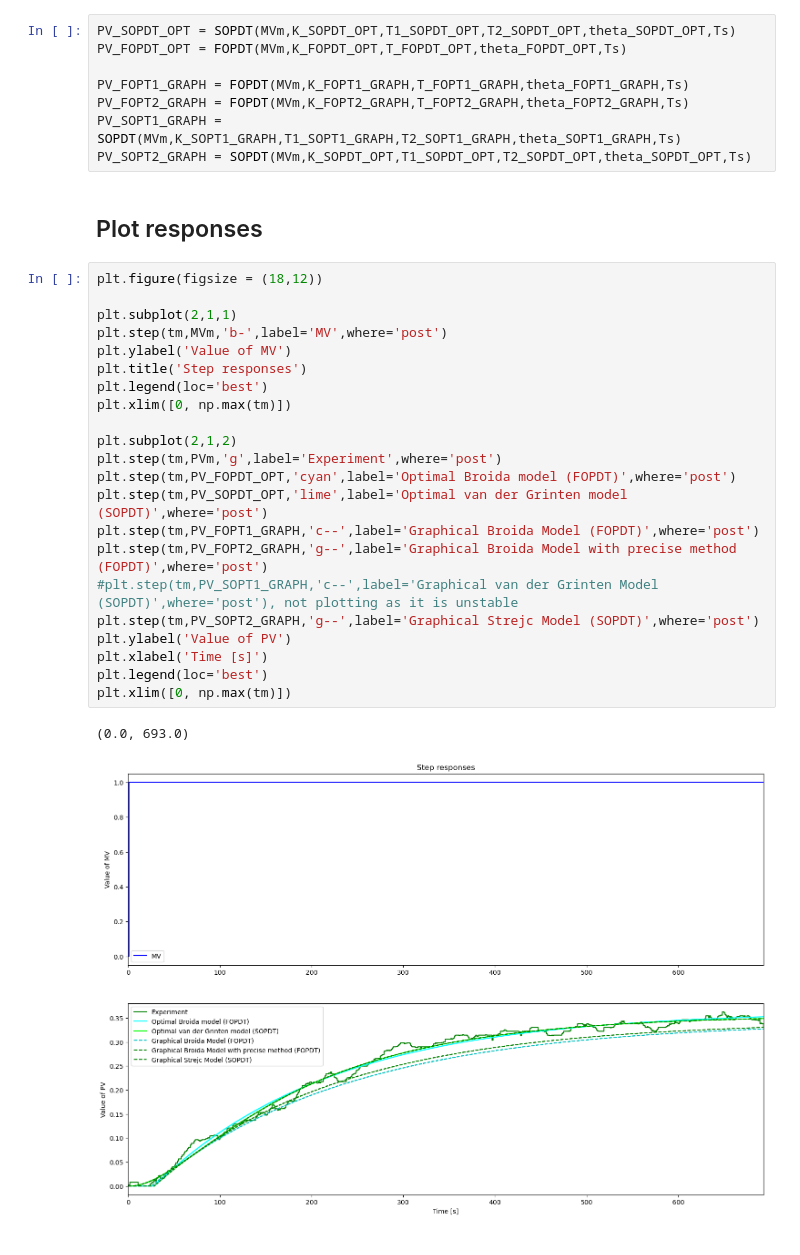
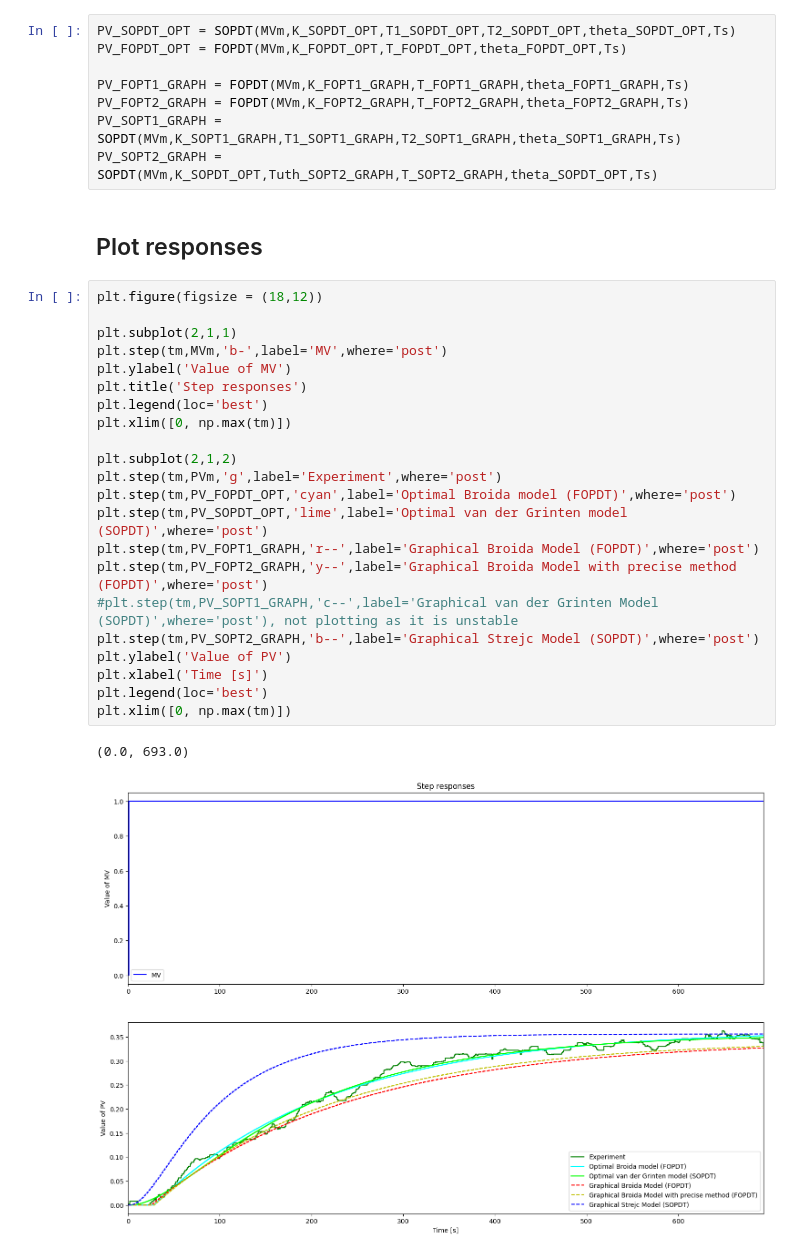
Before and after one commit to hctel/TCLab_software_V4, a Jupyter notebook: Simulation_OLP.ipynb, the cells around one changed output. Cells and saved outputs as stored; diff of their text form.

```diff
--- a/Simulation_OLP.ipynb
+++ b/Simulation_OLP.ipynb
@@ -123,31 +101,31 @@ PV_FOPDT_OPT = FOPDT(MVm,K_FOPDT_OPT,T_FOPDT_OPT,theta_FOPDT_OPT,Ts)
 PV_FOPT1_GRAPH = FOPDT(MVm,K_FOPT1_GRAPH,T_FOPT1_GRAPH,theta_FOPT1_GRAPH,Ts)
 PV_FOPT2_GRAPH = FOPDT(MVm,K_FOPT2_GRAPH,T_FOPT2_GRAPH,theta_FOPT2_GRAPH,Ts)
 PV_SOPT1_GRAPH = SOPDT(MVm,K_SOPT1_GRAPH,T1_SOPT1_GRAPH,T2_SOPT1_GRAPH,theta_SOPT1_GRAPH,Ts)
-PV_SOPT2_GRAPH = SOPDT(MVm,K_SOPDT_OPT,T1_SOPDT_OPT,T2_SOPDT_OPT,theta_SOPDT_OPT,Ts)
+PV_SOPT2_GRAPH = SOPDT(MVm,K_SOPDT_OPT,Tuth_SOPT2_GRAPH,T_SOPT2_GRAPH,theta_SOPDT_OPT,Ts)
 # %% [markdown]
 ## Plot responses
 # %%
 plt.figure(figsize = (18,12))
 
 plt.subplot(2,1,1)
 plt.step(tm,MVm,'b-',label='MV',where='post')
 plt.ylabel('Value of MV')
 plt.title('Step responses')
 plt.legend(loc='best')
 plt.xlim([0, np.max(tm)])
 
 plt.subplot(2,1,2)
 plt.step(tm,PVm,'g',label='Experiment',where='post')
 plt.step(tm,PV_FOPDT_OPT,'cyan',label='Optimal Broida model (FOPDT)',where='post')
 plt.step(tm,PV_SOPDT_OPT,'lime',label='Optimal van der Grinten model (SOPDT)',where='post')
-plt.step(tm,PV_FOPT1_GRAPH,'c--',label='Graphical Broida Model (FOPDT)',where='post')
-plt.step(tm,PV_FOPT2_GRAPH,'g--',label='Graphical Broida Model with precise method (FOPDT)',where='post')
+plt.step(tm,PV_FOPT1_GRAPH,'r--',label='Graphical Broida Model (FOPDT)',where='post')
+plt.step(tm,PV_FOPT2_GRAPH,'y--',label='Graphical Broida Model with precise method (FOPDT)',where='post')
 #plt.step(tm,PV_SOPT1_GRAPH,'c--',label='Graphical van der Grinten Model (SOPDT)',where='post'), not plotting as it is unstable
-plt.step(tm,PV_SOPT2_GRAPH,'g--',label='Graphical Strejc Model (SOPDT)',where='post')
+plt.step(tm,PV_SOPT2_GRAPH,'b--',label='Graphical Strejc Model (SOPDT)',where='post')
 plt.ylabel('Value of PV')
 plt.xlabel('Time [s]')
 plt.legend(loc='best')
 plt.xlim([0, np.max(tm)])
 # %% [output]
 (0.0, 693.0)
-[figure, old version]
+[figure, new version]
```
Also changed, not shown: parts of 14 cells of this notebook, 1 other file.
